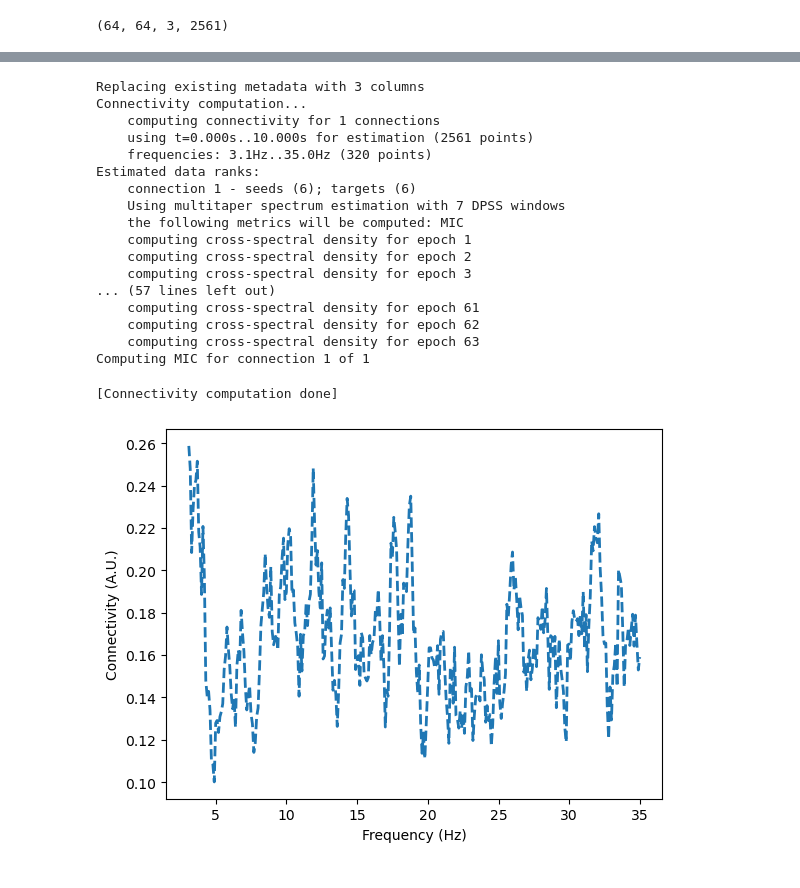
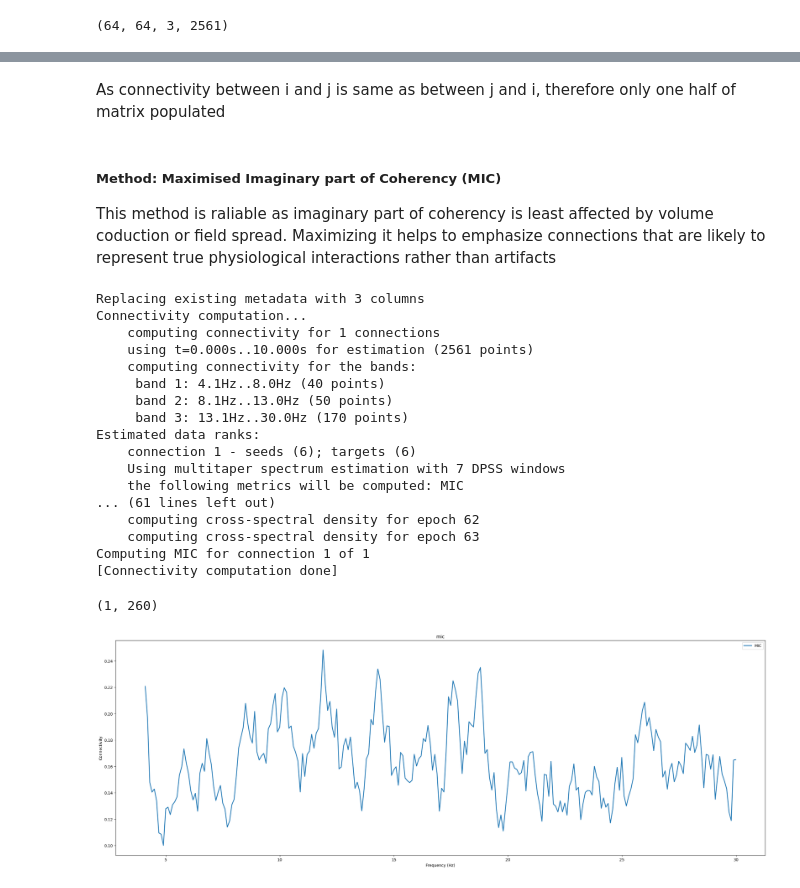
Before and after one commit to navnoorsingh0309/Brain_waves_analysis, a Jupyter notebook: main.ipynb, the cells around one changed output, grey strips where cells are left out. Saved outputs shown, nothing was run; the diff lists cells and outputs as text; code cells hidden in the pictures.

Commit message:
Interpreted connectivity and did some steps towards source localization

```diff
--- a/main_TF.ipynb
+++ b/main.ipynb
@@ -5,3 +5,5 @@ import mne
 import matplotlib.pyplot as plt
 import glob
 import numpy as np
+# %%
+mne.viz.set_browser_backend("matplotlib")
@@ -341,40 +371,54 @@ plot_con_matrix(con_epochs_array)
+# %% [markdown]
+As connectivity between i and j is same as between j and i, therefore only one half of matrix populated
+# %% [markdown]
+##### Method: Maximised Imaginary part of Coherency (MIC)
+This method is raliable as imaginary part of coherency is least affected by volume coduction or field spread. Maximizing it helps to emphasize connections that are likely to represent true physiological interactions rather than artifacts
 # %%
 # Canonical Coherence based connectivity
 
+# Channel indices to see connectivity between these
 seeds = [0, 1, 2, 6, 7, 8]
 targets = [3, 4, 5, 9, 10, 11]
+# Indices for multivariante connectivity
 multivar_indices = ([seeds], [targets])
 
 # Compute MIC
 mic = spectral_connectivity_epochs(
-    epochs[0], method='mic', indices=multivar_indices, sfreq=100, fmin=3, fmax=35
+    epochs[0], method="mic", indices=multivar_indices, sfreq=256, fmin=fmin, fmax=fmax
 )
 # %% [output]
 Replacing existing metadata with 3 columns
 Connectivity computation...
     computing connectivity for 1 connections
     using t=0.000s..10.000s for estimation (2561 points)
-    frequencies: 3.1Hz..35.0Hz (320 points)
+    computing connectivity for the bands:
+     band 1: 4.1Hz..8.0Hz (40 points)
+     band 2: 8.1Hz..13.0Hz (50 points)
+     band 3: 13.1Hz..30.0Hz (170 points)
 Estimated data ranks:
     connection 1 - seeds (6); targets (6)
     Using multitaper spectrum estimation with 7 DPSS windows
     the following metrics will be computed: MIC
-    computing cross-spectral density for epoch 1
-    computing cross-spectral density for epoch 2
-    computing cross-spectral density for epoch 3
-... (57 lines left out)
-    computing cross-spectral density for epoch 61
+... (61 lines left out)
     computing cross-spectral density for epoch 62
     computing cross-spectral density for epoch 63
 Computing MIC for connection 1 of 1
+[Connectivity computation done]
-[Connectivity computation done]
+# %%
+# Multivariante connectivity between all the channels at {40 (theta) + 50 (beta) + 170 (gamma) points}
+mic.shape
+# %% [output]
+(1, 260)
 # %%
-fig, axis = plt.subplots(1, 1);
+fig, axis = plt.subplots(1, 1, figsize=(30, 10))
 axis.plot(
-    mic.freqs, np.abs(mic.get_data()[0]), linewidth=2, label="MIC", linestyle="--"
+    mic.freqs, np.abs(mic.get_data()[0]), linewidth=2, label="MIC"
 );
+
+axis.set_title('mic')
 axis.set_xlabel("Frequency (Hz)");
-axis.set_ylabel("Connectivity (A.U.)");
+axis.set_ylabel("Connectivity");
+axis.legend()
 plt.show();
 # %% [output]
-[figure, old version]
+[figure, new version]
```
Also changed, not shown: parts of 19 cells of this notebook.
